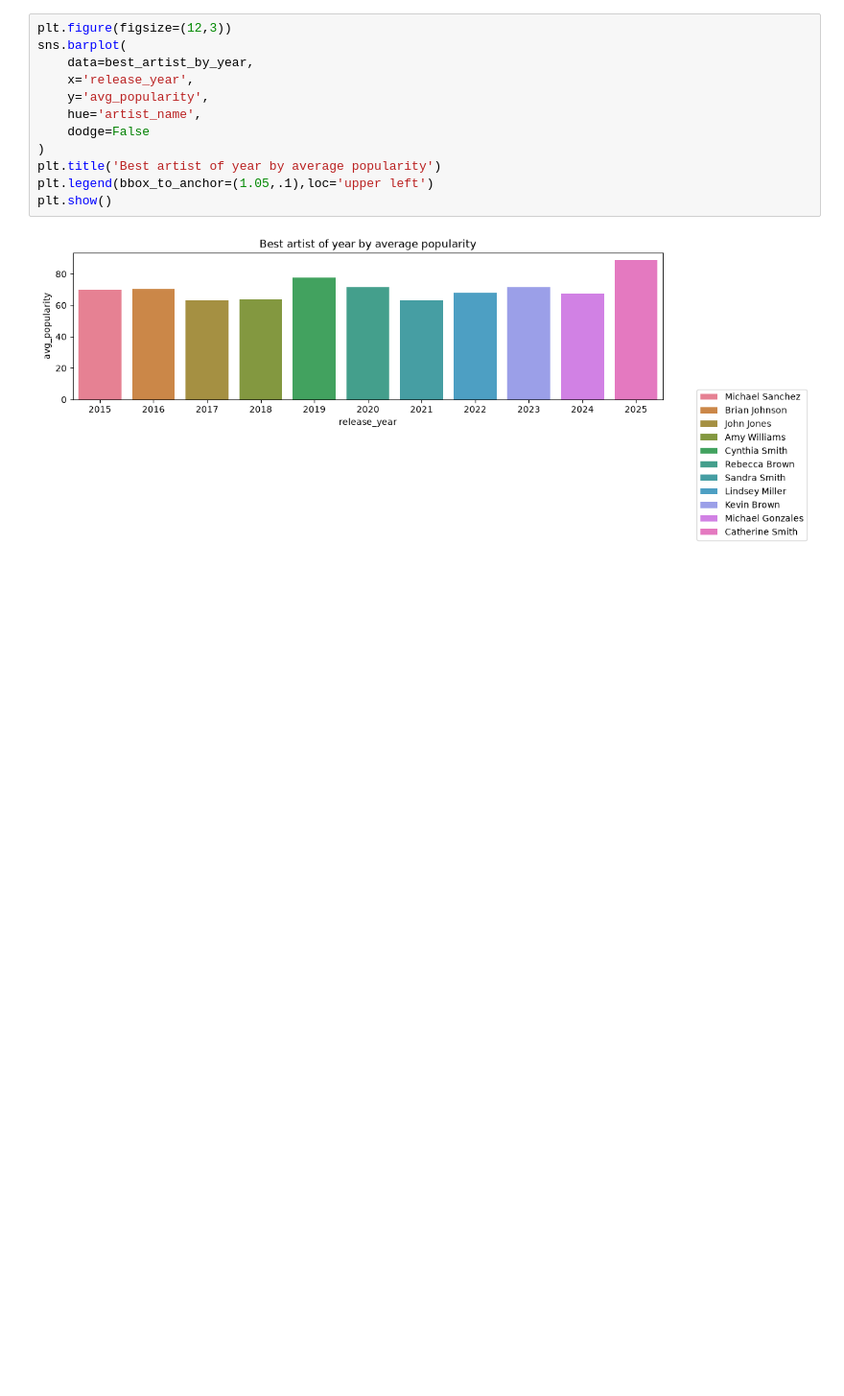
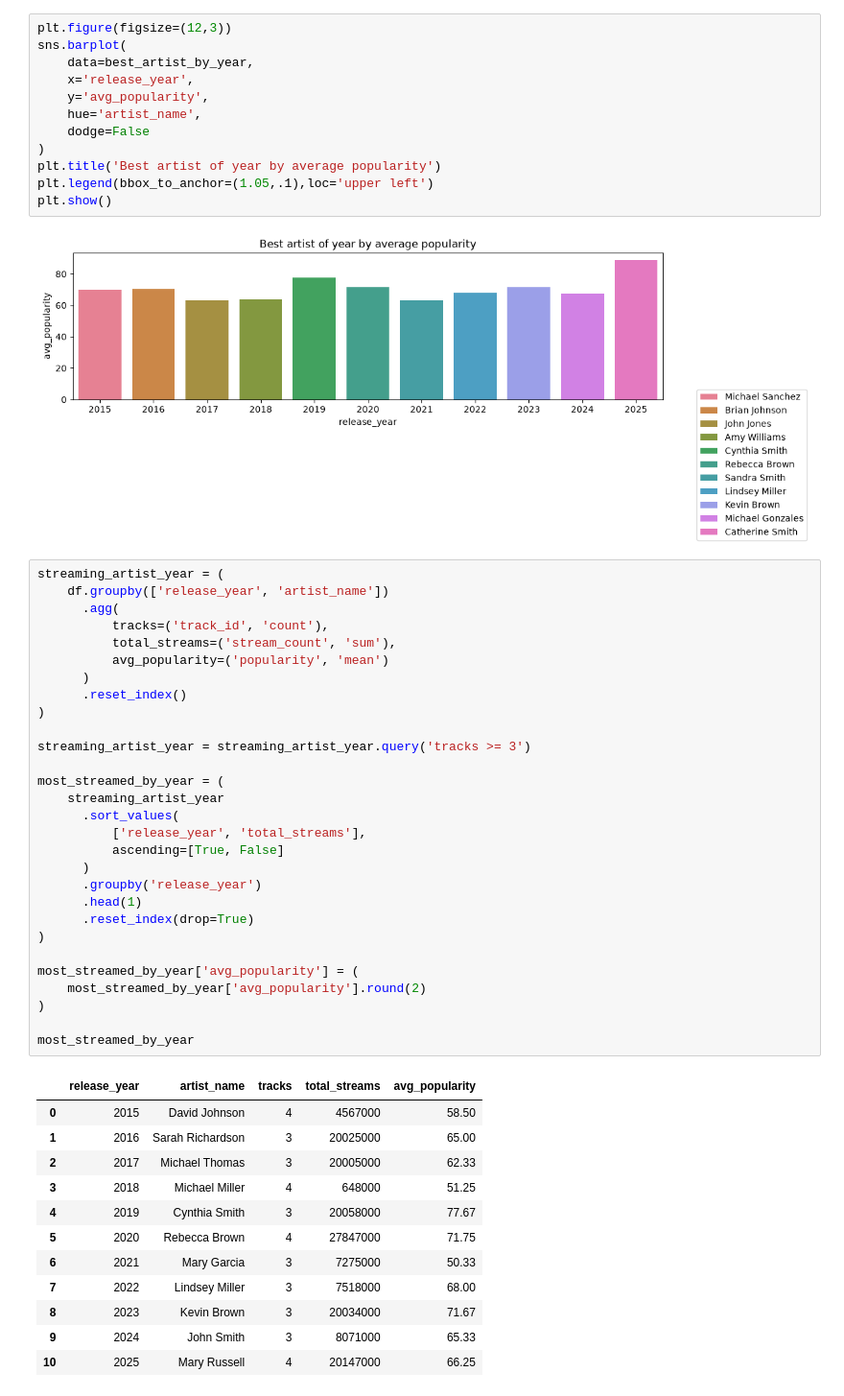
Before and after one commit to GreedIsGoody/data-analys-spotify-artists, a Jupyter notebook: notebook/Analys.ipynb, the cells around one changed output. Shown at 96% size. Saved outputs shown, nothing was run; the diff lists cells and outputs as text; blank space fills up the shorter version.

```diff
--- a/notebook/Analys.ipynb
+++ b/notebook/Analys.ipynb
@@ -254,3 +254,45 @@ plt.legend(bbox_to_anchor=(1.05,.1),loc='upper left')
 plt.show()
 # %% [output]
 [figure]
+# %%
+streaming_artist_year = (
+    df.groupby(['release_year', 'artist_name'])
+      .agg(
+          tracks=('track_id', 'count'),
+          total_streams=('stream_count', 'sum'),
+          avg_popularity=('popularity', 'mean')
+      )
+      .reset_index()
+)
+
+streaming_artist_year = streaming_artist_year.query('tracks >= 3')
+
+most_streamed_by_year = (
+    streaming_artist_year
+      .sort_values(
+          ['release_year', 'total_streams'],
+          ascending=[True, False]
+      )
+      .groupby('release_year')
+      .head(1)
+      .reset_index(drop=True)
+)
+
+most_streamed_by_year['avg_popularity'] = (
+    most_streamed_by_year['avg_popularity'].round(2)
+)
+
+most_streamed_by_year
+# %% [output]
+|  | release_year | artist_name | tracks | total_streams | avg_popularity |
+| 0 | 2015 | David Johnson | 4 | 4567000 | 58.50 |
+| 1 | 2016 | Sarah Richardson | 3 | 20025000 | 65.00 |
+| 2 | 2017 | Michael Thomas | 3 | 20005000 | 62.33 |
+| 3 | 2018 | Michael Miller | 4 | 648000 | 51.25 |
+| 4 | 2019 | Cynthia Smith | 3 | 20058000 | 77.67 |
+| 5 | 2020 | Rebecca Brown | 4 | 27847000 | 71.75 |
+| 6 | 2021 | Mary Garcia | 3 | 7275000 | 50.33 |
+| 7 | 2022 | Lindsey Miller | 3 | 7518000 | 68.00 |
+| 8 | 2023 | Kevin Brown | 3 | 20034000 | 71.67 |
+| 9 | 2024 | John Smith | 3 | 8071000 | 65.33 |
+| 10 | 2025 | Mary Russell | 4 | 20147000 | 66.25 |
```
Also changed, not shown: parts of 1 cell of this notebook.
